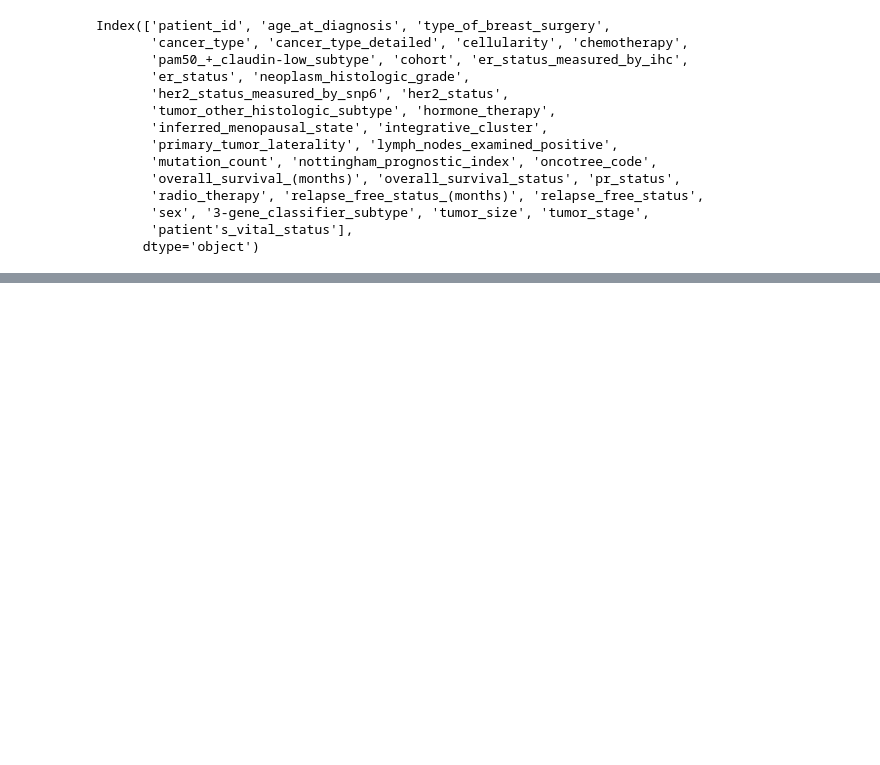
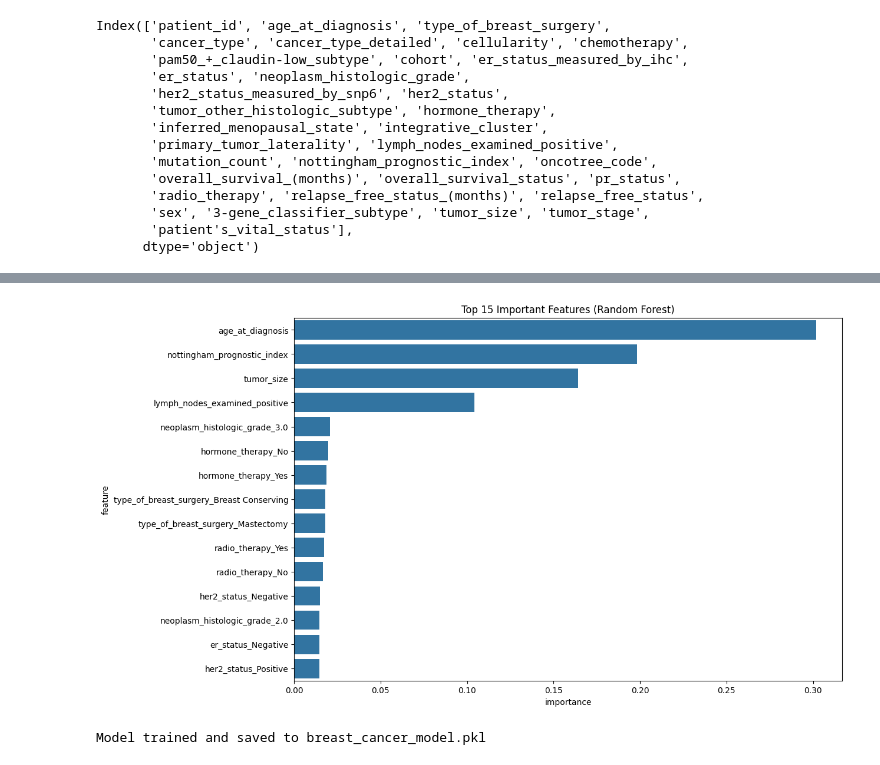
Before and after one commit to Jaz0XD/Breast_Cancer_ML, a Jupyter notebook: train1.ipynb, the cells around one changed output, grey strips where cells are left out. Saved outputs shown, nothing was run; the diff lists cells and outputs as text; code cells hidden in the pictures; blank space fills up the shorter version.

```diff
--- a/train1.ipynb
+++ b/train1.ipynb
@@ -60,0 +196,27 @@ df = df.dropna(subset=['10_year_mortality'])
+# %%
+# ### 8. Feature Importance Analysis
+# Example for Random Forest
+rf = models['Random Forest']
+feature_names = (preprocessor.named_transformers_['cat']
+                 .get_feature_names_out(categorical_features)).tolist()
+feature_names = numeric_features + feature_names
+
+importances = pd.DataFrame({
+    'feature': feature_names,
+    'importance': rf.feature_importances_
+}).sort_values('importance', ascending=False)
+
+plt.figure(figsize=(12, 8))
+sns.barplot(x='importance', y='feature', data=importances.head(15))
+plt.title('Top 15 Important Features (Random Forest)')
+plt.show()
+# %% [output]
+[figure, added]
+# %%
+# Save the model and preprocessor
+with open('breast_cancer_model.pkl', 'wb') as file:
+    pickle.dump({'model': model, 'preprocessor': preprocessor}, file)
+
+print("Model trained and saved to breast_cancer_model.pkl")
+# %% [output]
+Model trained and saved to breast_cancer_model.pkl
```
Also changed, not shown: parts of 7 cells of this notebook, 3 other files.
